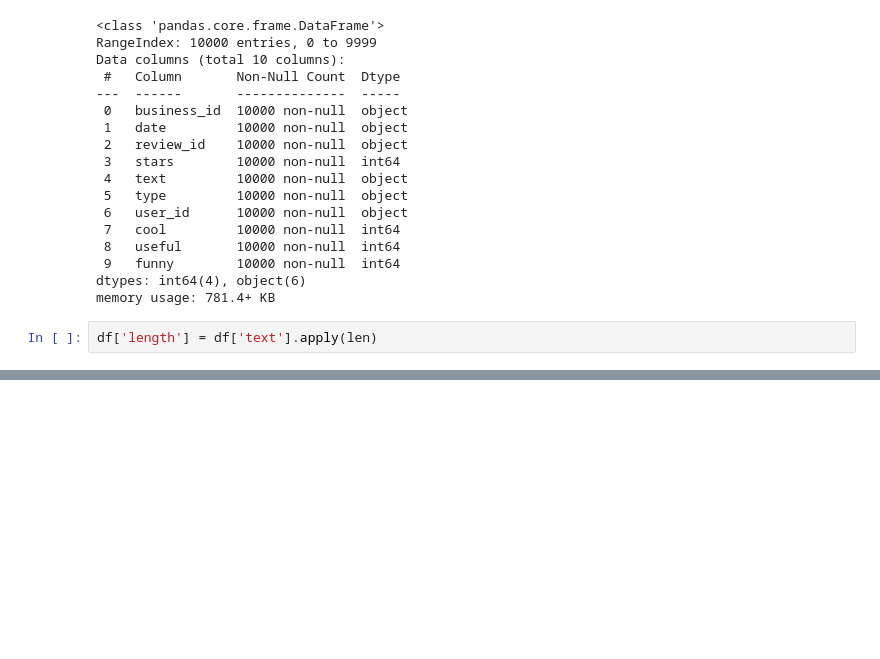
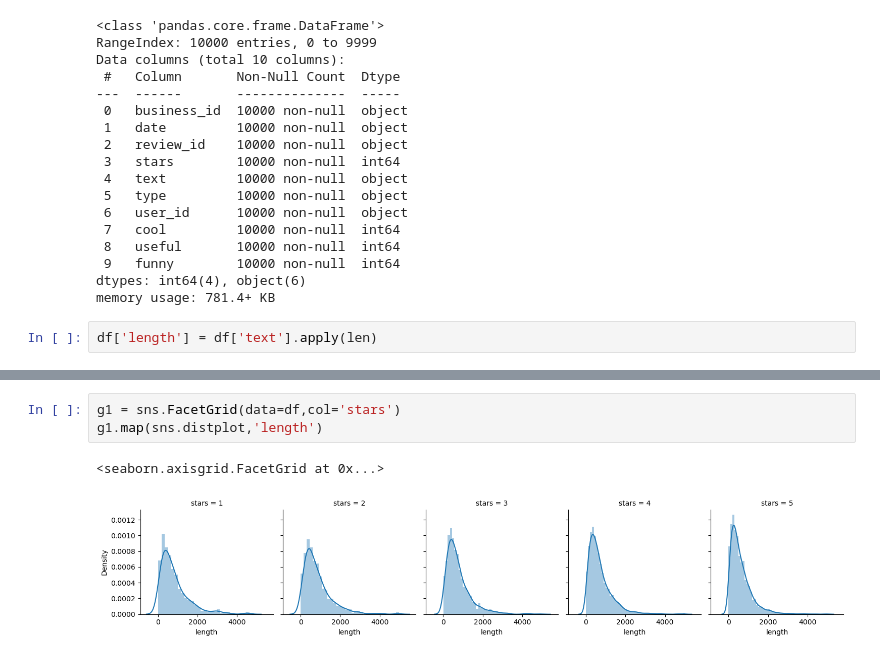
Before and after one commit to Alton1998/data-science-full-work, a Jupyter notebook: NLP Project.ipynb, the cells around one changed output, grey strips where cells are left out. Drawn from its saved outputs; the diff is of its cells as text; blank space fills up the shorter version.

```diff
--- a/NLP Project.ipynb
+++ b/NLP Project.ipynb
@@ -59,3 +59,9 @@ df.head()
 | 2 | 6oRAC4uyJCsJl1X0WZpVSA | 2012-06-14 | IESLBzqUCLdSzSqm0eCSxQ | 4 | love the gyro plate. Rice is so g... | review | 0hT2KtfLiobPvh6cDC8JQg | 0 | 1 | 0 | ... |
 | 3 | _1QQZuf4zZOyFCvXc0o6Vg | 2010-05-27 | G-WvGaISbqqaMHlNnByodA | 5 | Rosie, Dakota, and I LOVE Chaparr... | review | uZetl9T0NcROGOyFfughhg | 1 | 2 | 0 | ... |
 | 4 | 6ozycU1RpktNG2-1BroVtw | 2012-01-05 | 1uJFq2r5QfJG_6ExMRCaGw | 5 | General Manager Scott Petello is ... | review | vYmM4KTsC8ZfQBg-j5MWkw | 0 | 0 | 0 | ... |
+# %%
+g1 = sns.FacetGrid(data=df,col='stars')
+g1.map(sns.distplot,'length')
+# %% [output]
+<seaborn.axisgrid.FacetGrid at 0x...>
+[figure, added]
```
Also changed, not shown: parts of 36 cells of this notebook.
